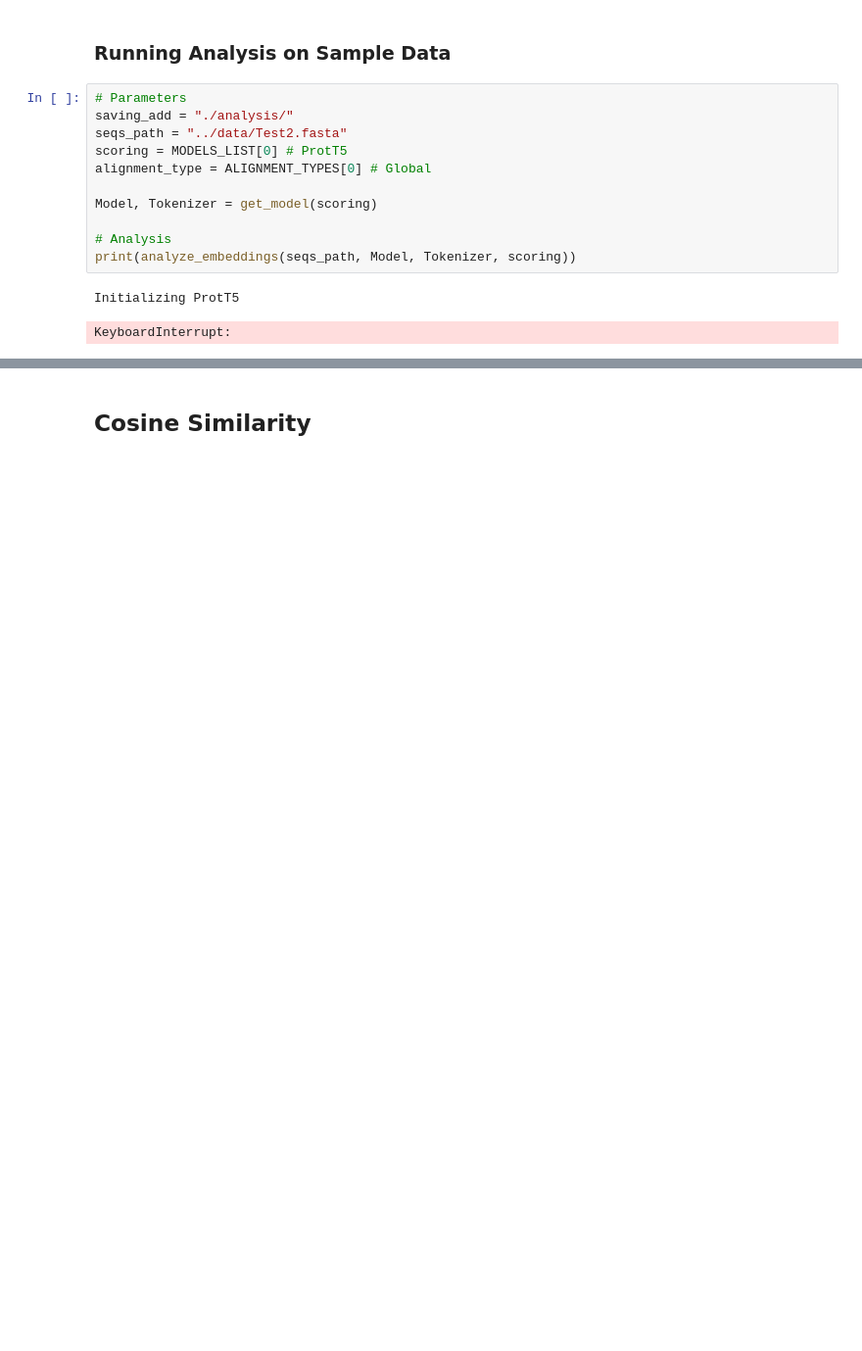
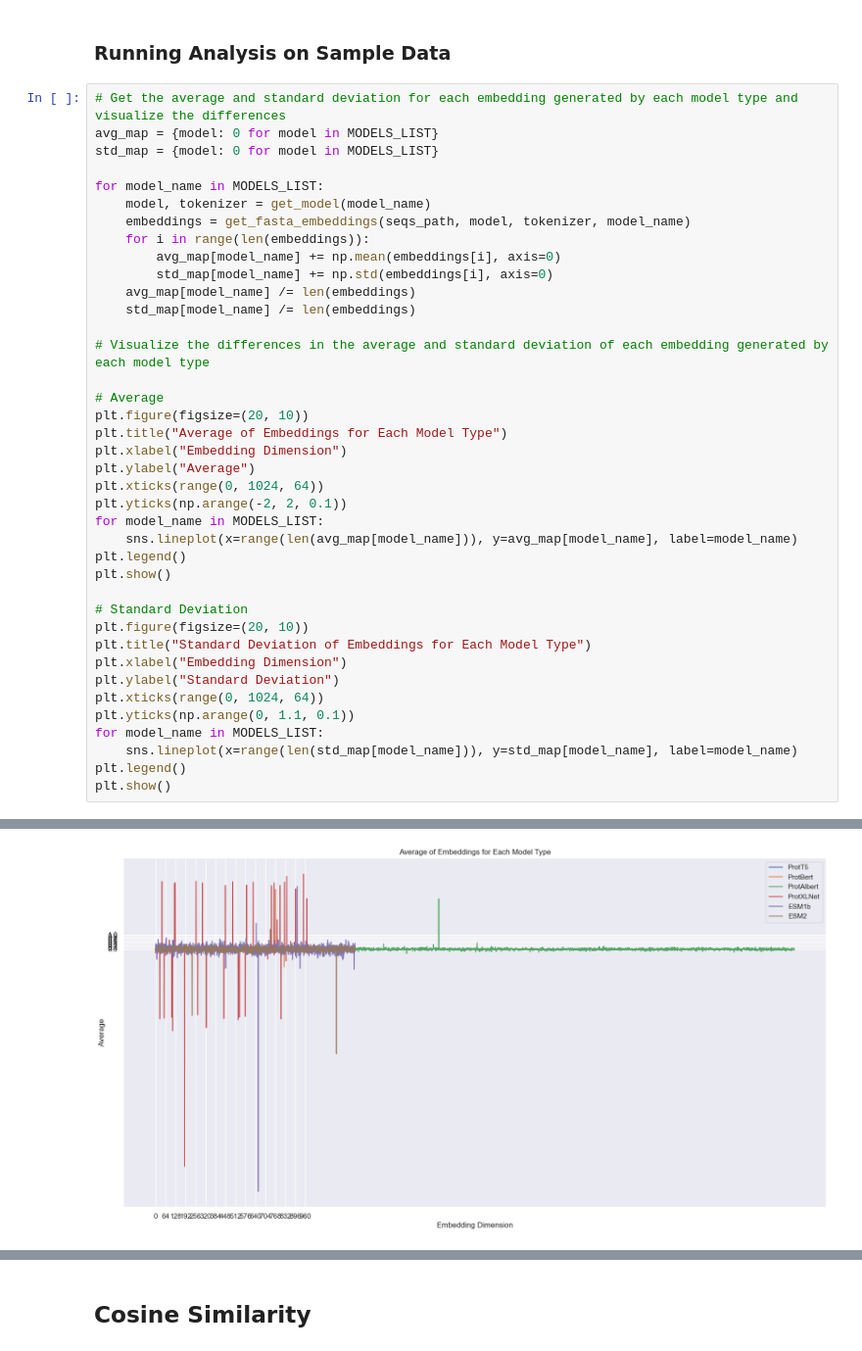
Before and after one commit to rgavigan/e-score, a Jupyter notebook: src/e-score.ipynb, the cells around one changed output, grey strips where cells are left out. Shown: that part at 98% size. Saved outputs shown, nothing was run; the diff lists cells and outputs as text; blank space fills up the shorter version.

Commit message:
more visualizing - just basics

```diff
--- a/src/e-score.ipynb
+++ b/src/e-score.ipynb
@@ -631,16 +616,42 @@ def analyze_embeddings(seqs_path, model, tokenizer, scoring):
 # %% [markdown]
 ### Running Analysis on Sample Data
-# %%
-# Parameters
-saving_add = "./analysis/"
-seqs_path = "../data/Test2.fasta"
-scoring = MODELS_LIST[0] # ProtT5
-alignment_type = ALIGNMENT_TYPES[0] # Global
-
-Model, Tokenizer = get_model(scoring)
-
-# Analysis
-print(analyze_embeddings(seqs_path, Model, Tokenizer, scoring))
-# %% [output]
-Initializing ProtT5
-KeyboardInterrupt:
+# %%
+# Get the average and standard deviation for each embedding generated by each model type and visualize the differences
+avg_map = {model: 0 for model in MODELS_LIST}
+std_map = {model: 0 for model in MODELS_LIST}
+
+for model_name in MODELS_LIST:
+    model, tokenizer = get_model(model_name)
+    embeddings = get_fasta_embeddings(seqs_path, model, tokenizer, model_name)
+    for i in range(len(embeddings)):
+        avg_map[model_name] += np.mean(embeddings[i], axis=0)
+        std_map[model_name] += np.std(embeddings[i], axis=0)
+    avg_map[model_name] /= len(embeddings)
+    std_map[model_name] /= len(embeddings)
+
+# Visualize the differences in the average and standard deviation of each embedding generated by each model type
+
+# Average
+plt.figure(figsize=(20, 10))
+plt.title("Average of Embeddings for Each Model Type")
+plt.xlabel("Embedding Dimension")
+plt.ylabel("Average")
+plt.xticks(range(0, 1024, 64))
+plt.yticks(np.arange(-2, 2, 0.1))
+for model_name in MODELS_LIST:
+    sns.lineplot(x=range(len(avg_map[model_name])), y=avg_map[model_name], label=model_name)
+plt.legend()
+plt.show()
+
+# Standard Deviation
+plt.figure(figsize=(20, 10))
+plt.title("Standard Deviation of Embeddings for Each Model Type")
+plt.xlabel("Embedding Dimension")
+plt.ylabel("Standard Deviation")
+plt.xticks(range(0, 1024, 64))
+plt.yticks(np.arange(0, 1.1, 0.1))
+for model_name in MODELS_LIST:
+    sns.lineplot(x=range(len(std_map[model_name])), y=std_map[model_name], label=model_name)
+plt.legend()
+plt.show()
+# %% [output]
@@ -646,0 +669 @@ KeyboardInterrupt:
+[figure, added]
```
Also changed, not shown: parts of 9 cells of this notebook, 1 other file.
